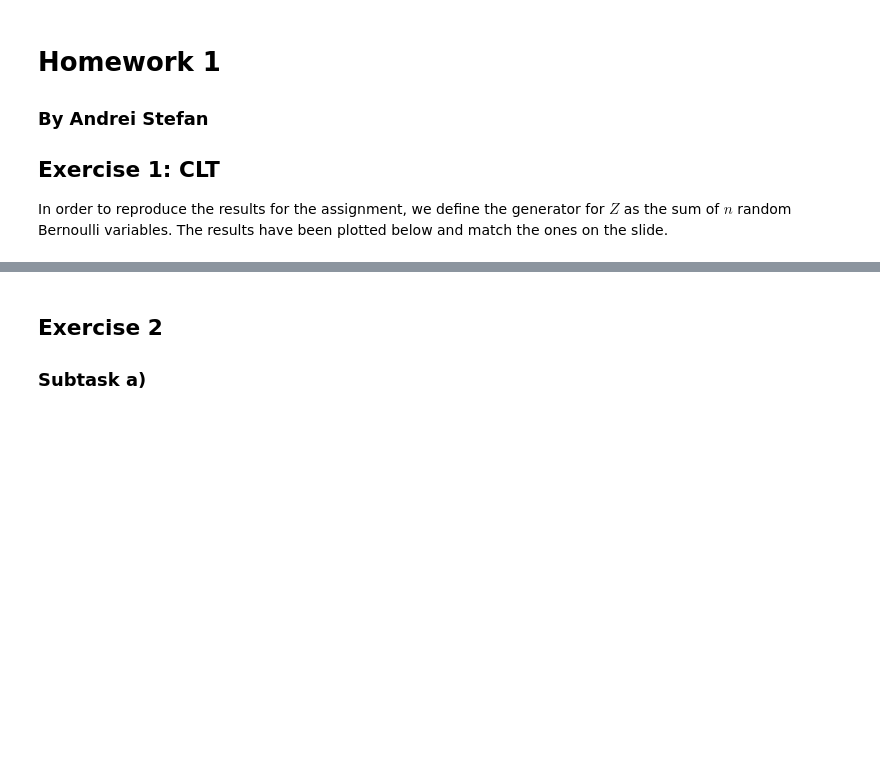
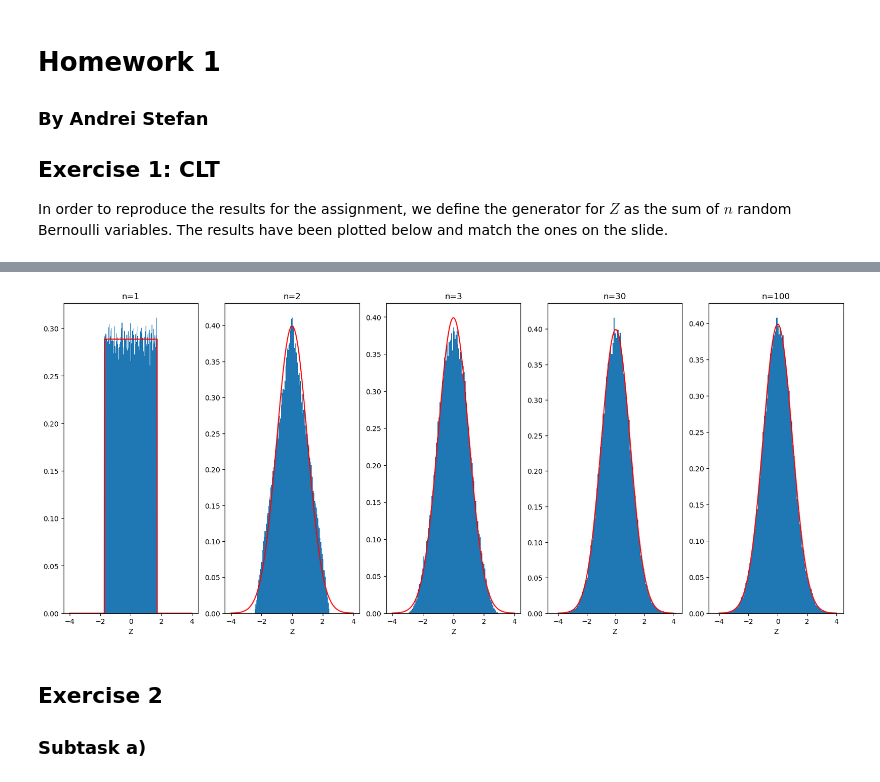
Before and after one commit to andreist3fan/ovmHW1, a Jupyter notebook: homework1.ipynb, the cells around one changed output, grey strips where cells are left out. Drawn from its saved outputs; the diff is of its cells as text; code cells hidden in the pictures; blank space fills up the shorter version.

```diff
--- a/homework1.ipynb
+++ b/homework1.ipynb
@@ -45,3 +53,31 @@ plt.show()
+# %%
+arr = [1,2,3,30,100]
+m = 100000
+vals = []
+fig, axs = plt.subplots(1,len(arr), figsize=(20, 8))
+for ix, n in enumerate(arr):
+    z = ZUniform(n)
+    zs = []
+    for i in range(m):
+        zs.append(z.get())
+    #print(arr)
+
+    zs.sort()
+    vals.append(zs)
+
+    x = np.linspace(-4, 4, 1000)
+    pdf = stats.norm.pdf(x, 0,1)
+    u_pdf = stats.uniform.pdf(x, -np.sqrt(3), 2*np.sqrt(3))
+    if n==1:
+        axs[ix].plot(x, u_pdf, 'r')
+    else:
+        axs[ix].plot(x, pdf, 'r')
+    axs[ix].hist(zs, bins=100, density=True)
+
+    axs[ix].set_title(f'n={n}')
+    axs[ix].set_xlabel('Z')
+# %% [output]
+[figure, added]
 # %% [markdown]
 ## Exercise 2
 
```
Also changed, not shown: parts of 2 cells of this notebook.
